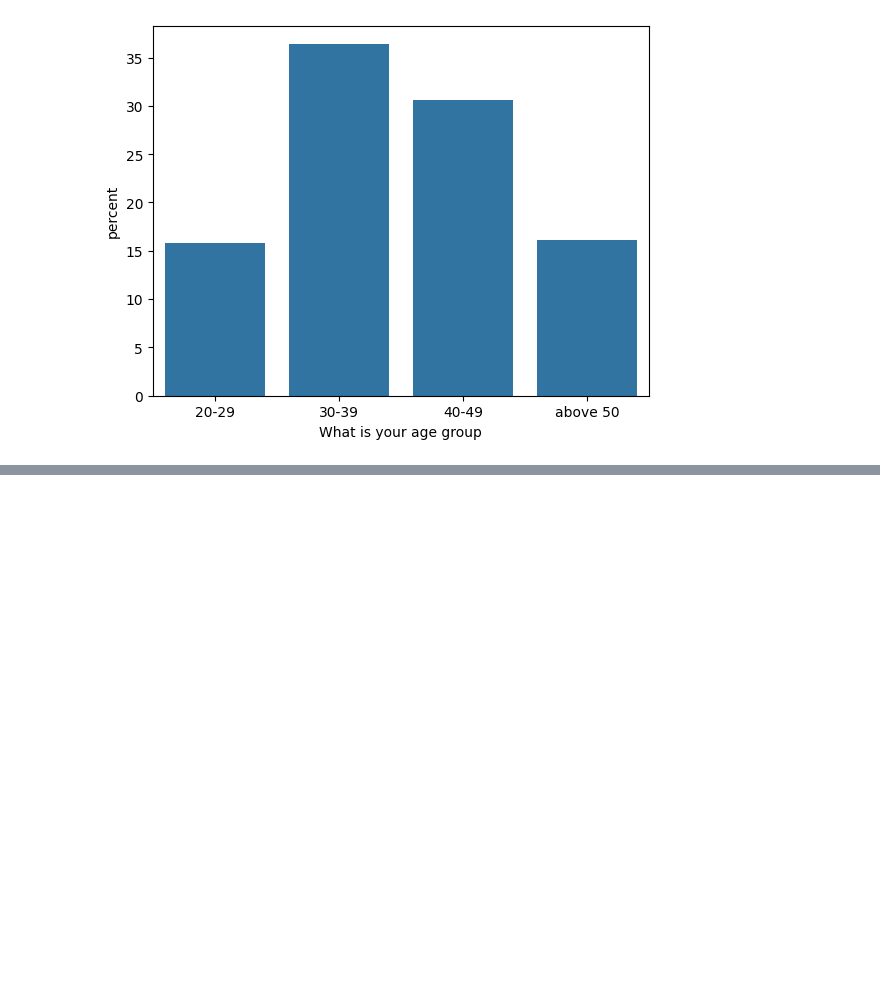
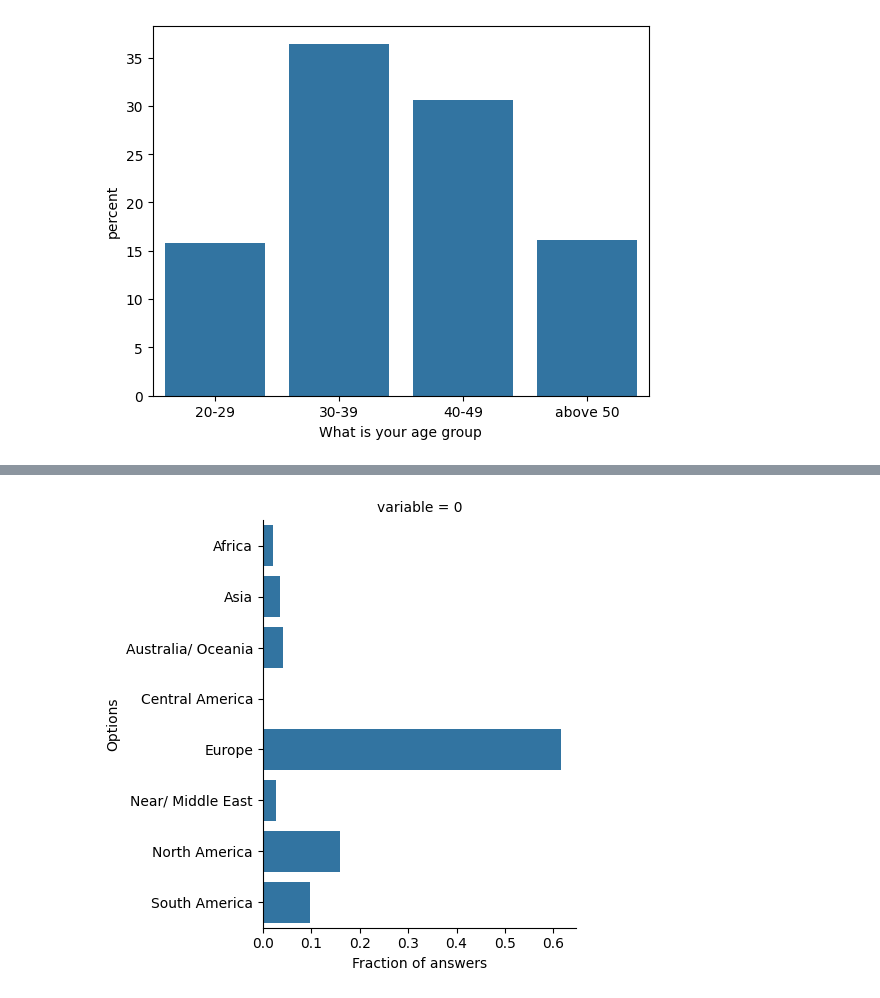
Before and after one commit to GloBIAS-BioimageAnalysts/Survey_2024, a Jupyter notebook: notebooks/demographics.ipynb, the cells around one changed output, grey strips where cells are left out. Cells and saved outputs as stored; diff of their text form; code cells hidden in the pictures; blank space fills up the shorter version.

```diff
--- a/notebooks/demographics.ipynb
+++ b/notebooks/demographics.ipynb
@@ -49,0 +62,6 @@ plt.savefig('../figures/age_percent.svg')
+# %%
+utils.select_all_that_apply_hist_facet(df,
+                                       'What is your location',
+                                       '../figures/Continent_bar',)
+# %% [output]
+[figure, added]
```
Also changed, not shown: parts of 2 cells of this notebook, 6 other files.
